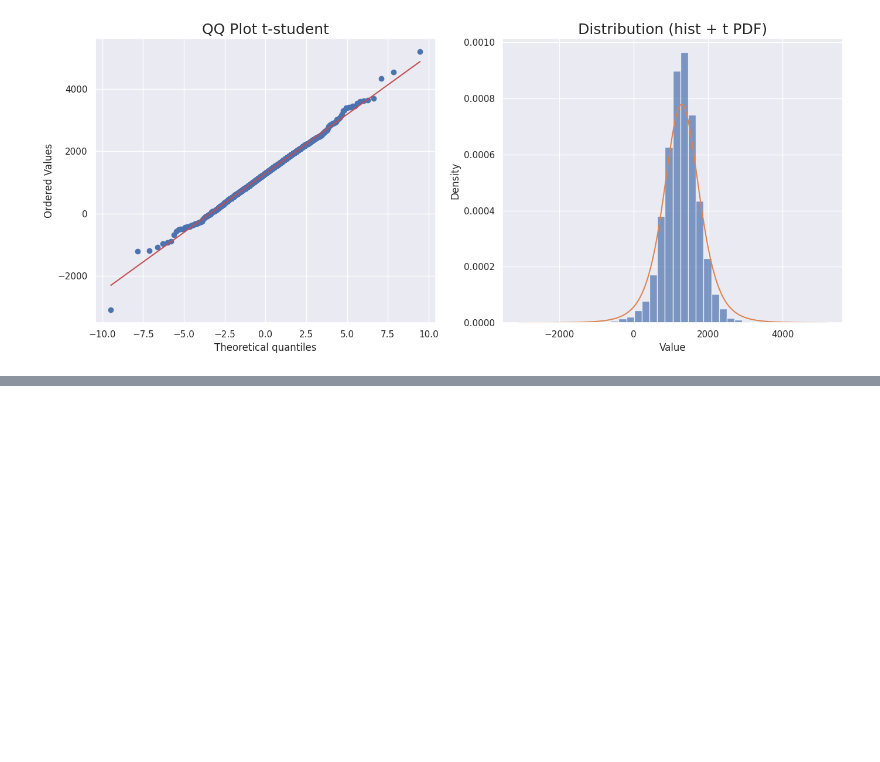
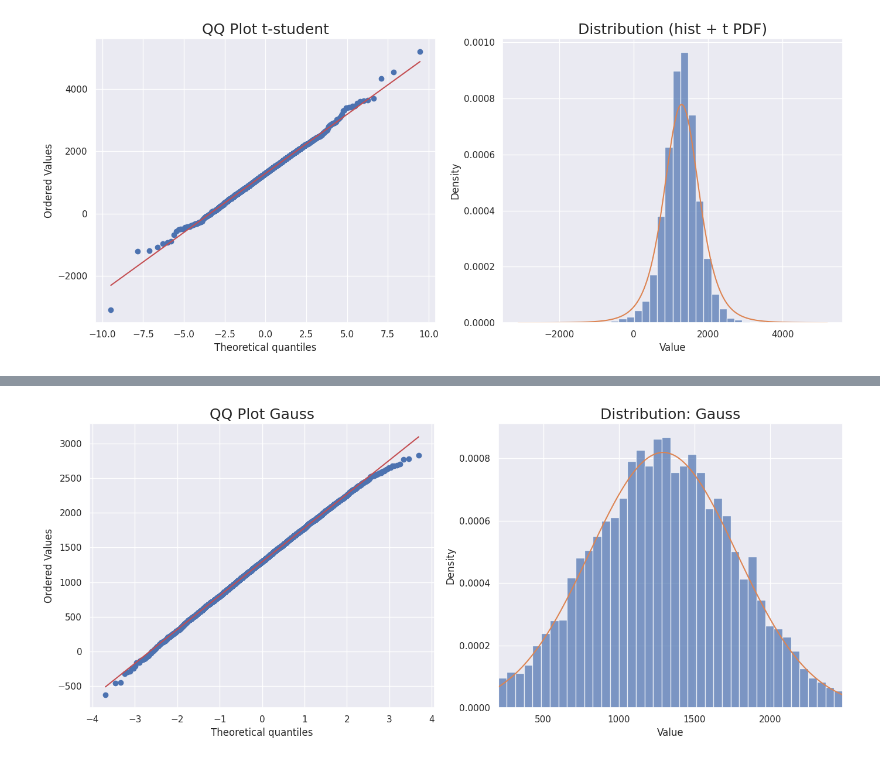
Before and after one commit to Marcin19721205/Timeseries_Data_Processing_Basic, a Jupyter notebook: Section_3_Introduction_to_Time_Series_Completed_.ipynb, the cells around one changed output, grey strips where cells are left out. Saved outputs shown, nothing was run; the diff lists cells and outputs as text; code cells hidden in the pictures; blank space fills up the shorter version.

```diff
--- a/Section_3_Introduction_to_Time_Series_Completed_.ipynb
+++ b/Section_3_Introduction_to_Time_Series_Completed_.ipynb
@@ -369,0 +514,84 @@ plt.show()
+# %%
+import numpy as np                      # arrays + numerics
+import matplotlib.pyplot as plt         # plotting
+import scipy.stats as st                # stats (QQ plot + PDFs)
+
+# ---------- Global x-axis scale + common histogram binning ----------
+cols = ["Gauss", "tStudent", "alfa", "skew"]                                   # columns to compare
+q_low, q_high = 0.01, 0.99                                                     # robust percentiles for common x-range
+
+all_vals = np.concatenate([df_comp[c].dropna().to_numpy() for c in cols])      # stack all values
+x_left = np.quantile(all_vals, q_low)                                          # common left x-limit
+x_right = np.quantile(all_vals, q_high)                                        # common right x-limit
+
+n_bins = 40                                                                    # same bar count everywhere
+bin_edges = np.linspace(x_left, x_right, n_bins + 1)                           # fixed edges => identical bar widths
+
+# ---------- Per-distribution settings (must match your generation) ----------
+df_t = 5                                                                       # Student-t degrees of freedom
+alpha = 1.7                                                                    # alpha-stable alpha
+beta = 0.0                                                                     # alpha-stable beta
+# For skew: we'll fit skew-normal automatically (no need to hardcode)
+
+def plot_one(col_name: str):
+    data = df_comp[col_name].dropna().to_numpy()                               # extract column as array
+
+    fig, axes = plt.subplots(1, 2, figsize=(14, 6))                            # two plots side-by-side
+
+    # ---------- QQ plot ----------
+    if col_name == "Gauss":
+        st.probplot(data, dist="norm", plot=axes[0])                           # QQ vs Normal
+        axes[0].set_title("QQ Plot Gauss", fontsize=18)
+
+    elif col_name == "tStudent":
+        st.probplot(data, dist=st.t, sparams=(df_t,), plot=axes[0])            # QQ vs t(df)
+        axes[0].set_title("QQ Plot t-student", fontsize=18)
+
+    elif col_name == "alfa":
+        st.probplot(data, dist=st.levy_stable, sparams=(alpha, beta), plot=axes[0])  # QQ vs alpha-stable
+        axes[0].set_title("QQ Plot alfa (alpha-stable)", fontsize=18)
+
+    elif col_name == "skew":
+        st.probplot(data, dist="norm", plot=axes[0])                           # QQ vs Normal (shows skew clearly)
+        axes[0].set_title("QQ Plot skew (vs Normal)", fontsize=18)
+
+    axes[0].grid(True)                                                         # grid on QQ plot
+
+    # ---------- Histogram (common bins) + PDF overlay ----------
+    axes[1].hist(data, bins=bin_edges, density=True, alpha=0.7)                # SAME bins => SAME bar widths
+    x = np.linspace(x_left, x_right, 600)                                      # COMMON x-grid
+
+    if col_name == "Gauss":
+        mu = data.mean()                                                       # mean
+        sigma = data.std(ddof=1)                                               # std
+        axes[1].plot(x, st.norm.pdf(x, loc=mu, scale=sigma))                   # Normal PDF
+
+    elif col_name == "tStudent":
+        loc_hat = np.mean(data)                                                # loc estimate
+        scale_hat = np.std(data, ddof=1)                                       # scale estimate
+        axes[1].plot(x, st.t.pdf(x, df=df_t, loc=loc_hat, scale=scale_hat))    # t PDF (approx)
+
+    elif col_name == "alfa":
+        loc_hat = np.median(data)                                              # robust loc (mean may be unstable)
+        scale_hat = np.median(np.abs(data - loc_hat))                          # robust scale proxy
+        scale_hat = max(scale_hat, 1e-12)                                      # avoid zero scale
+        axes[1].plot(x, st.levy_stable.pdf(x, alpha, beta, loc=loc_hat, scale=scale_hat))  # alpha-stable PDF
+
+    elif col_name == "skew":
+        a_hat, loc_hat, scale_hat = st.skewnorm.fit(data)                      # fit skew-normal parameters
+        axes[1].plot(x, st.skewnorm.pdf(x, a_hat, loc=loc_hat, scale=scale_hat))  # skew-normal PDF
+
+    axes[1].set_title(f"Distribution: {col_name}", fontsize=18)                # title
+    axes[1].set_xlabel("Value")                                                # x label
+    axes[1].set_ylabel("Density")                                              # y label
+    axes[1].grid(True)                                                         # grid
+    axes[1].set_xlim(x_left, x_right)                                          # enforce COMMON x-limits
+
+    plt.tight_layout()
+    plt.show()
+
+# ---------- Run all four ----------
+for c in cols:
+    plot_one(c)
+# %% [output]
+[figure, added]
```
Also changed, not shown: parts of 7 cells of this notebook.
